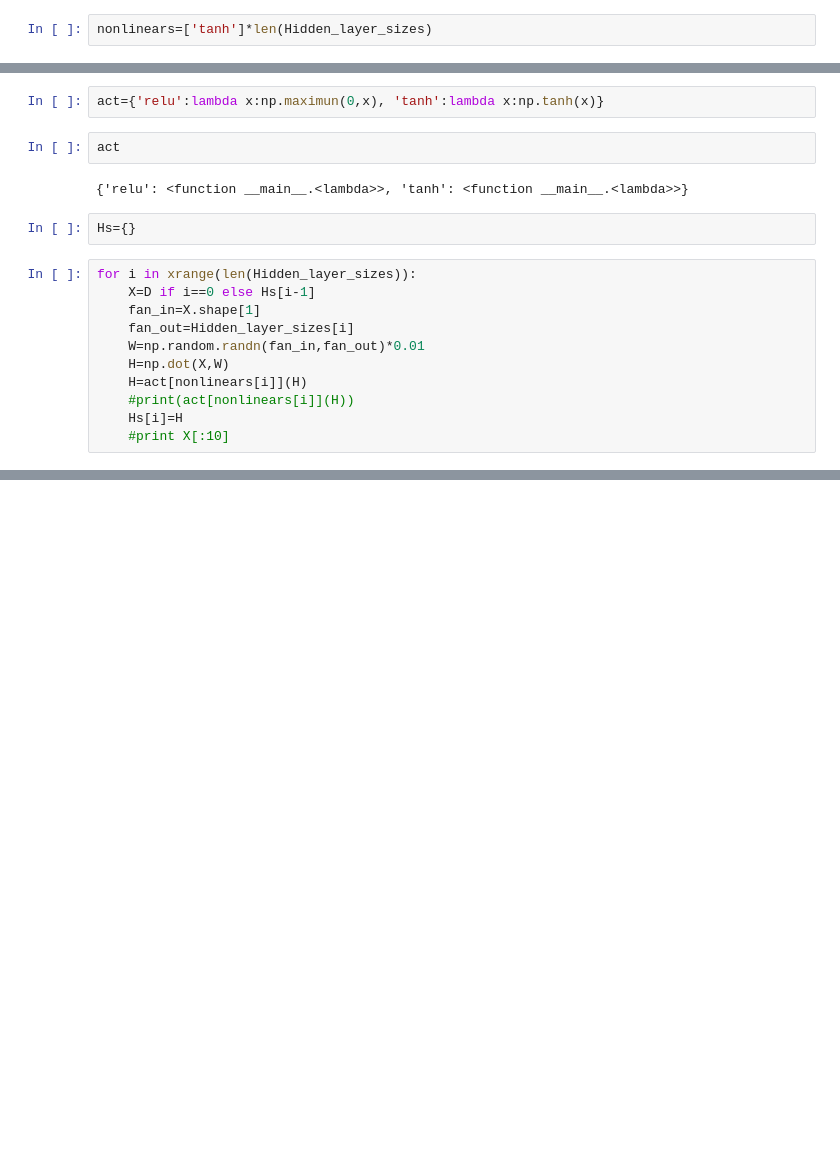
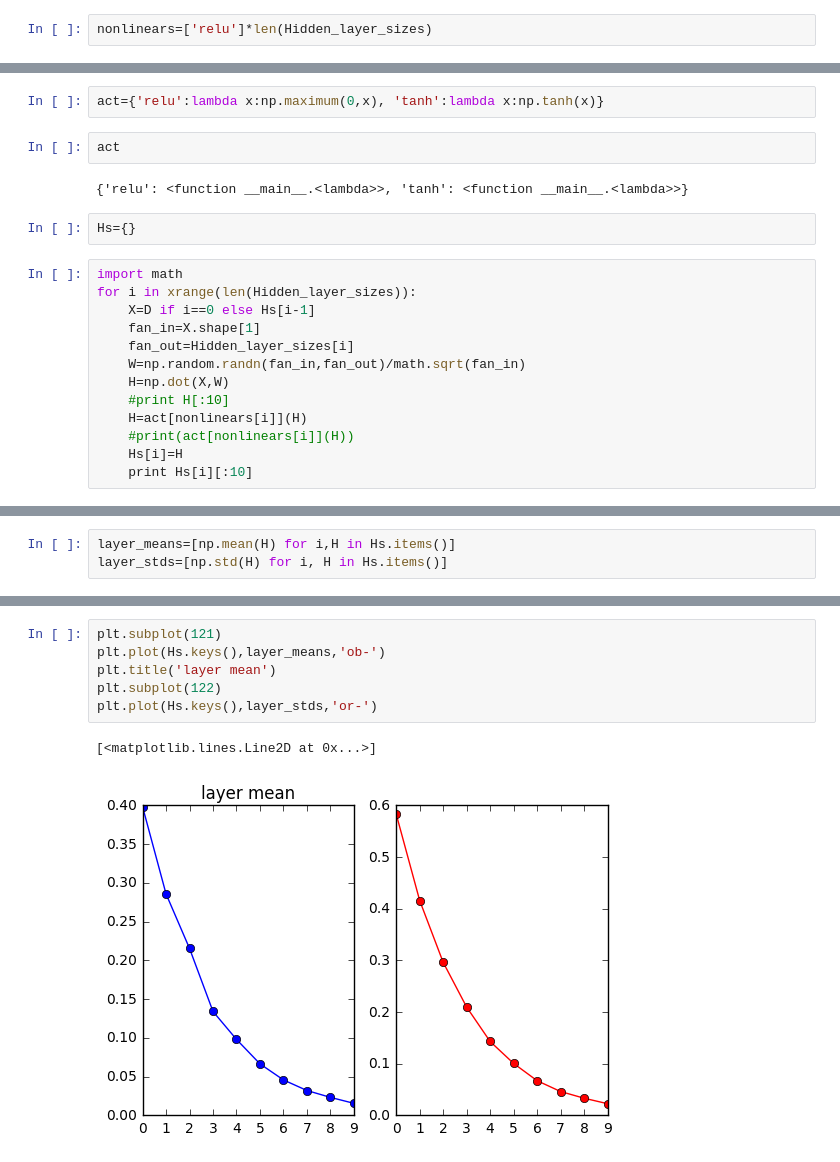
Before and after one commit to manhcuogntin4/Assignment-for-CS231n, a Jupyter notebook: assignment2/initiation_weight_matrix.ipynb, the cells around one changed output, grey strips where cells are left out. Drawn from its saved outputs; the diff is of its cells as text; blank space fills up the shorter version.

```diff
--- a/assignment2/initiation_weight_matrix.ipynb
+++ b/assignment2/initiation_weight_matrix.ipynb
@@ -63,7 +63,7 @@ b*10
 # %% [output]
 array([5000])
 # %%
-nonlinears=['tanh']*len(Hidden_layer_sizes)
+nonlinears=['relu']*len(Hidden_layer_sizes)
 # %%
 nonlinears
 # %% [output]
@@ -80,5 +80,5 @@ nonlinears
 # %%
-act={'relu':lambda x:np.maximun(0,x), 'tanh':lambda x:np.tanh(x)}
+act={'relu':lambda x:np.maximum(0,x), 'tanh':lambda x:np.tanh(x)}
 # %%
 act
 # %% [output]
@@ -86,14 +86,16 @@ act
 # %%
 Hs={}
 # %%
+import math
 for i in xrange(len(Hidden_layer_sizes)):
     X=D if i==0 else Hs[i-1]
     fan_in=X.shape[1]
     fan_out=Hidden_layer_sizes[i]
-    W=np.random.randn(fan_in,fan_out)*0.01
+    W=np.random.randn(fan_in,fan_out)/math.sqrt(fan_in)
     H=np.dot(X,W)
+    #print H[:10]
     H=act[nonlinears[i]](H)
     #print(act[nonlinears[i]](H))
     Hs[i]=H
-    #print X[:10]
+    print Hs[i][:10]
 # %% [output]
@@ -116,0 +123,3 @@ for i in xrange(len(Hidden_layer_sizes)):
+# %%
+layer_means=[np.mean(H) for i,H in Hs.items()]
+layer_stds=[np.std(H) for i, H in Hs.items()]
@@ -116,0 +149,9 @@ for i in xrange(len(Hidden_layer_sizes)):
+# %%
+plt.subplot(121)
+plt.plot(Hs.keys(),layer_means,'ob-')
+plt.title('layer mean')
+plt.subplot(122)
+plt.plot(Hs.keys(),layer_stds,'or-')
+# %% [output]
+[<matplotlib.lines.Line2D at 0x...>]
+[figure, added]
```
Also changed, not shown: parts of 11 cells of this notebook, 1 other file.
